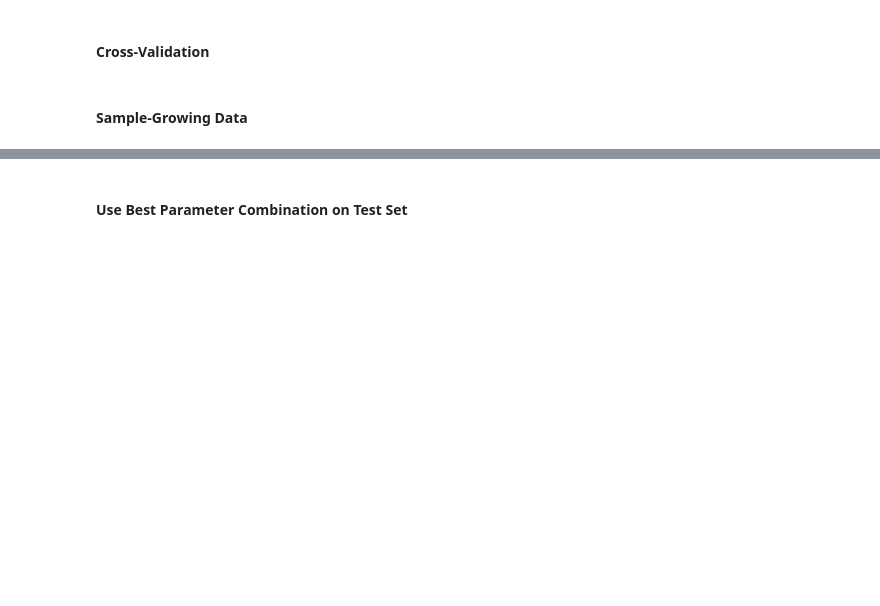
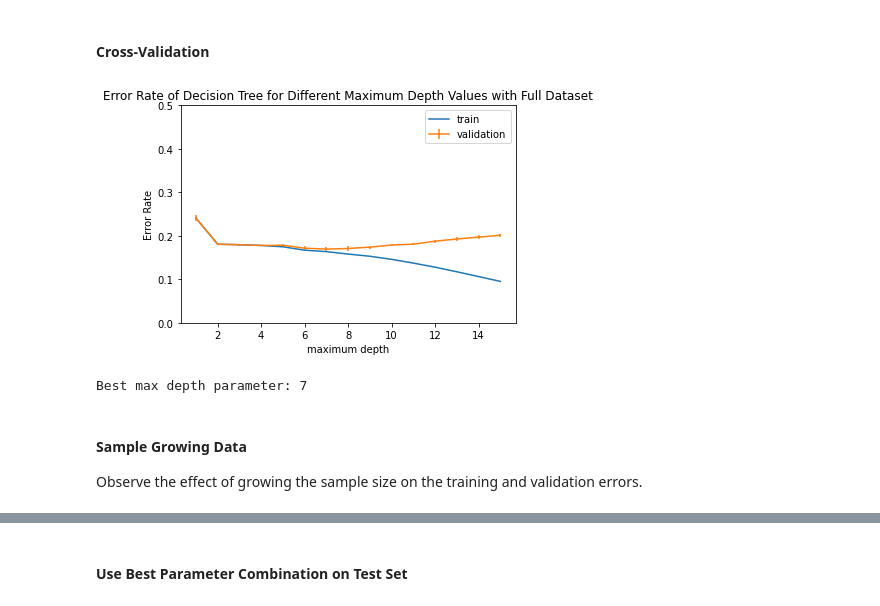
Before and after one commit to chrismartel/COMP551, a Jupyter notebook: projects/p1/adult_salary.ipynb, the cells around one changed output, grey strips where cells are left out. Cells and saved outputs as stored; diff of their text form; code cells hidden in the pictures; blank space fills up the shorter version.

Commit message:
decision tree for adult dataset + debug knn for adult data set

```diff
--- a/projects/p1/adult_salary.ipynb
+++ b/projects/p1/adult_salary.ipynb
@@ -220,6 +304,40 @@ print("Prediction time: {pred_time}".format(pred_time=pred_time))
 # %% [markdown]
 ### 2. DECISION-TREE
+# %%
+from sklearn.tree import DecisionTreeClassifier
+
+# number of folds for L-fold cross-validation
+L = 5
+
+# Maximum tree depth hyper-parameter
+max_d_list = list(range(1,16)) #1-15
+
+#
+min_samples_per_leaves_list = list(range(1,11)) #1-10\
 # %% [markdown]
 #### Cross-Validation
+# %%
+# decision tree cross-validation on full dataset
+err_val_matrix, err_train_matrix = my_validation.dt_cross_validation(x_train, y_train, max_d_list, L, my_validation.error_rate)
+err_val_means = np.mean(err_val_matrix, axis=1)
+
+# Visualize
+plt.title('Error Rate of Decision Tree for Different Maximum Depth Values with Full Dataset')
+plt.plot(max_d_list, np.mean(err_train_matrix, axis=1),  label='train')
+plt.errorbar(max_d_list, err_val_means, np.std(err_val_matrix, axis=1), label='validation')
+plt.legend()
+plt.xlabel('maximum depth')
+plt.ylabel('Error Rate')
+plt.ylim(0,0.5)
+plt.show()
+
+# The best K parameter is the one providing the smallest error rate
+Best_max_depth = max_d_list[np.argmin(err_val_means)]
+print("Best max depth parameter: {k}".format(k=Best_max_depth))
+# %% [output]
+[figure, added]
+Best max depth parameter: 7
 # %% [markdown]
-#### Sample-Growing Data
+#### Sample Growing Data
+
+Observe the effect of growing the sample size on the training and validation errors.
```
Also changed, not shown: parts of 8 cells of this notebook, 2 other files.
